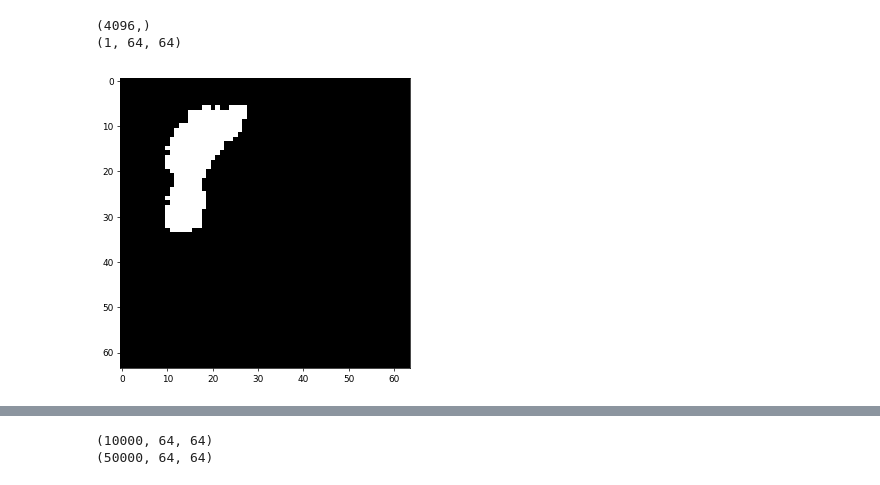
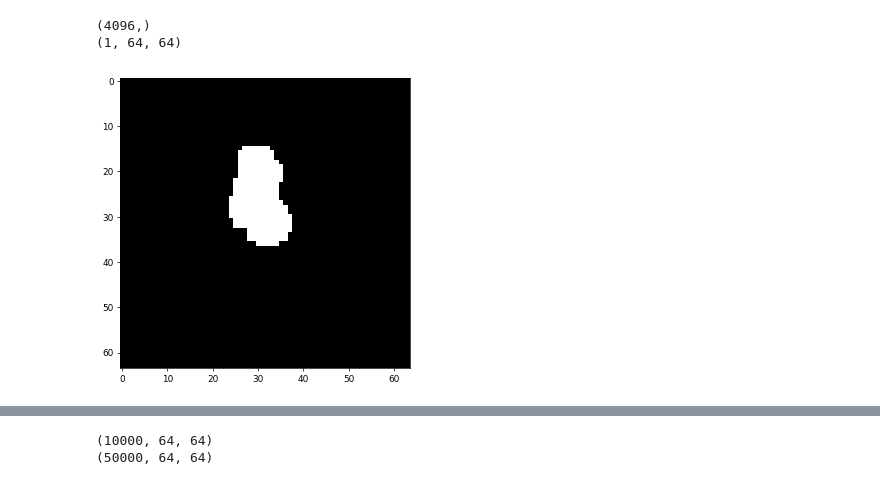
Before and after one commit to vivekster12/kaggle-MNIST, a Jupyter notebook: Preprocessing.ipynb, the cells around one changed output, grey strips where cells are left out. Cells and saved outputs as stored; diff of their text form; code cells hidden in the pictures.

```diff
--- a/Preprocessing.ipynb
+++ b/Preprocessing.ipynb
@@ -122,26 +147,27 @@ plt.imshow(preprocessed_img, cmap='gray')
 # %%
 filteredX_test = x_test
 filteredX_test[filteredX_test<240] = 0
+filteredX_test[filteredX_test>=240] = 255
+
 xImgFiltTest = filteredX_test.reshape(-1, 64, 64)
 new_dataset_test = []
 for i,image in enumerate(xImgFiltTest):
     image = xImgFiltTest[i].astype('uint8')
 
-    connectivity = 4
     ret, thresh = cv2.threshold(image,127,255,cv2.THRESH_BINARY)
-    num_labels, labels, stats, centroids = cv2.connectedComponentsWithStats(thresh, connectivity, cv2.CV_32S)
+    contourImage, contours, hierarchy = cv2.findContours(thresh,1,2)
 
-    areas = list()
-    for k in range (0,stats.shape[0]):
-        areas.append(stats[k,2]*stats[k,3])
-    max_label=1
-    max_size = areas[1]
-    for j in range(2, num_labels):
-        if areas[j] > max_size:
-            max_label = j
-            max_size = areas[j]
-    preprocessed_img = np.zeros(labels.shape)
-    preprocessed_img[labels == max_label] = 255
+    largest_areas = sorted(contours, key=lambda cont: cv2.minAreaRect(cont)[1][0]*cv2.minAreaRect(cont)[1][1])
+
+    cnt=largest_areas[-1]
+    rect=cv2.minAreaRect(cnt)
+    box = cv2.boxPoints(rect)
+    box = np.int0(box)
+    poly = np.array([box], dtype=np.int32)
+    mask = np.zeros(image.shape, np.uint8)
+    cv2.fillPoly(mask, poly, 255)
+
+    preprocessed_img = cv2.bitwise_and(image, mask)
     new_dataset_test.append(preprocessed_img)
 # %%
 filteredX_train = x_train
@@ -169,13 +196,13 @@ for i,image in enumerate(xImgFiltTrain):
     new_dataset_train.append(preprocessed_img)
 # %%
 plt.figure(figsize=(15,6), dpi=64)
-xImage = x_train[16000]
+xImage = x_test[900]
 print(xImage.shape)
 xImage = xImage.reshape(-1,64,64)
 print(xImage.shape)
 imgPlot = plt.imshow(xImage[0], cmap='gray')
-imgPlot = plt.imshow(new_dataset_train[16000], cmap='gray')
+imgPlot = plt.imshow(new_dataset_test[900], cmap='gray')
 # %% [output]
 (4096,)
 (1, 64, 64)
-[figure, old version]
+[figure, new version]
```
Also changed, not shown: parts of 12 cells of this notebook.
